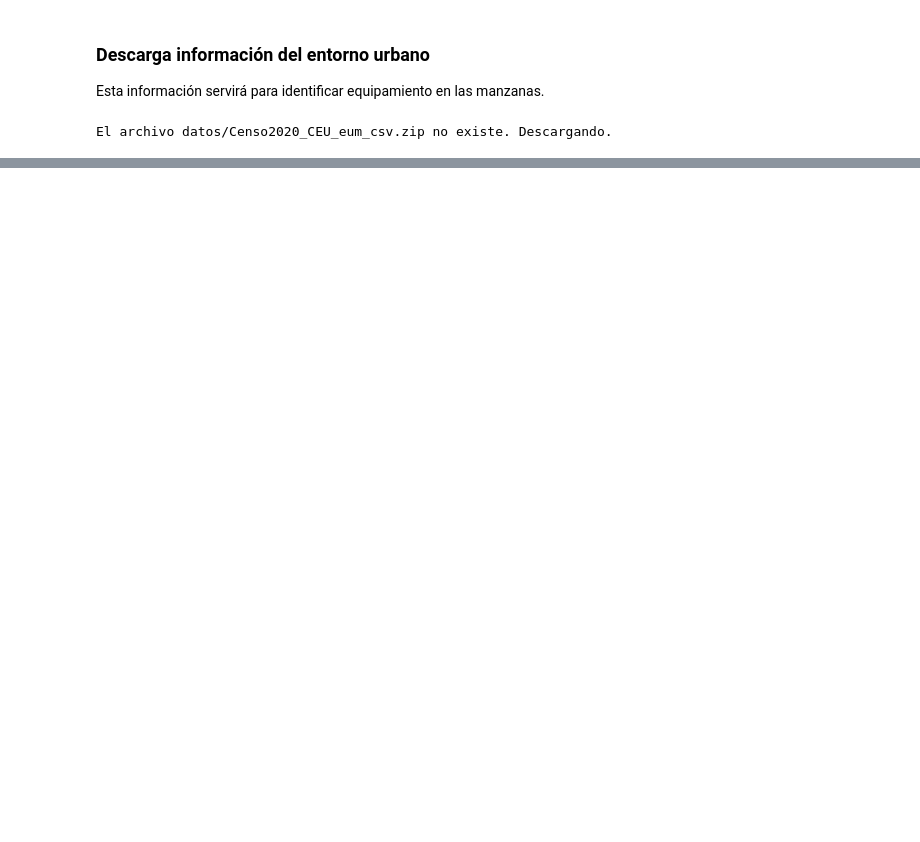
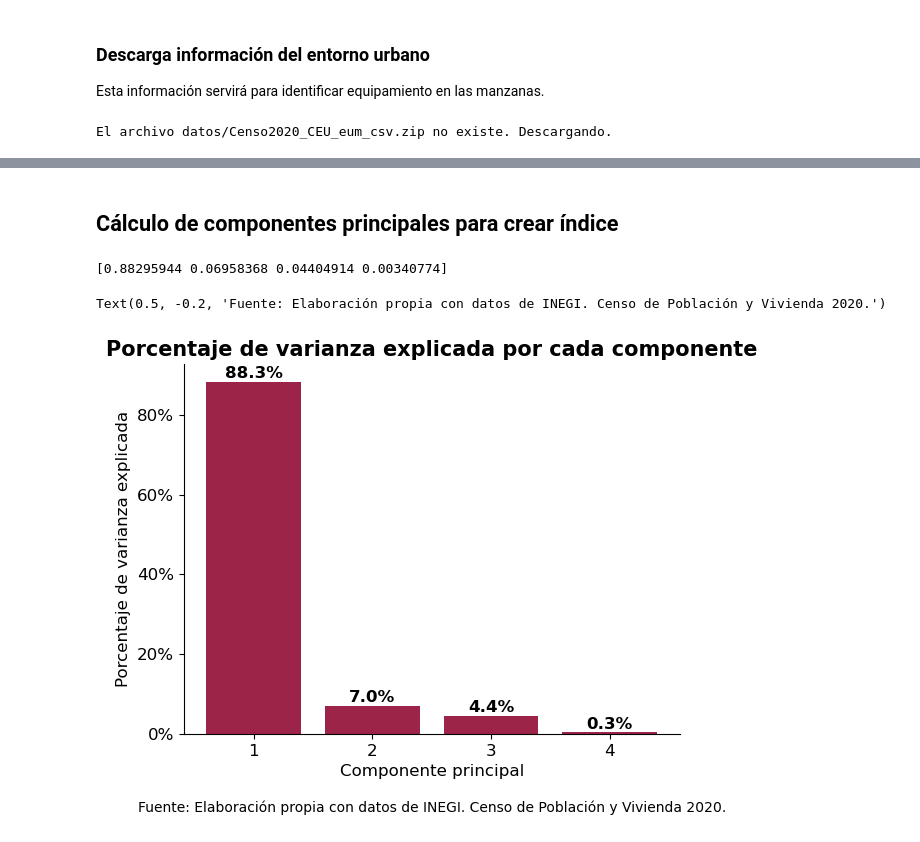
Before and after one commit to claudiodanielpc/datavivi, a Jupyter notebook: indica_infra_vivi.ipynb, the cells around one changed output, grey strips where cells are left out. Drawn from its saved outputs; the diff is of its cells as text; code cells hidden in the pictures; blank space fills up the shorter version.

Commit message:
Se calcula índice

```diff
--- a/indica_infra_vivi.ipynb
+++ b/indica_infra_vivi.ipynb
@@ -181,2 +192,14 @@ entorno
 # %%
-#hOLA
+#Pegar la información del entorno a la base de datos
+df_limpia=pd.merge(df_limpia,entorno)
+# %%
+#Creación de indicadores
+#Crear indicador de viviendas que no disponen de drenaje
+df_limpia['p_viv_sndren']=df_limpia['vph_nodren']/df_limpia['tvivparhab']*100
+#Crear indicador de viviendas que no disponen de agua entubada
+df_limpia['p_viv_sagua']=df_limpia['vph_aguafv']/df_limpia['tvivparhab']*100
+#Crear indicador de viviendas que no disponen de energía eléctrica
+df_limpia['p_viv_senergia']=df_limpia['vph_s_elec']/df_limpia['tvivparhab']*100
+#Dejar solo los indicadores y las primeras 7 columnas
+df_limpia=df_limpia.iloc[:,0:7].join(df_limpia.iloc[:,-4:])
+df_limpia
@@ -182,0 +220,31 @@ entorno
+# %% [markdown]
+## Cálculo de componentes principales para crear índice
+# %%
+dato_pca = df_limpia[
+    ['p_viv_sndren', 'p_viv_senergia', 'p_viv_sagua', 'vialidad_sinrec']]
+#Crear objeto PCA
+pca = PCA(n_components=4)
+#Entrenar PCA
+data = pca.fit_transform(dato_pca)
+#Porcentaje de varianza explicada por cada componente
+print(pca.explained_variance_ratio_)
+#Gráfica de barras de varianza explicada
+plt.bar(range(1, 5), pca.explained_variance_ratio_, color='#9d2449', align='center')
+plt.title('Porcentaje de varianza explicada por cada componente', fontsize=15, fontweight='bold')
+plt.xlabel('Componente principal')
+plt.ylabel('Porcentaje de varianza explicada')
+plt.xticks(range(1, 5))
+#etiquetas en la parte superior de las barras
+for x, y in zip(range(1, 5), pca.explained_variance_ratio_):
+    plt.text(x, y + 0.01, str(round(y * 100, 1)) + '%', color='black', ha='center', fontweight='bold')
+    #Eje y multiplicado por 100
+plt.gca().yaxis.set_major_formatter(PercentFormatter(1))
+#Eliminar borde derecho y superior
+plt.gca().spines['right'].set_visible(False)
+plt.gca().spines['top'].set_visible(False)
+plt.text(0.5, -0.2, 'Fuente: Elaboración propia con datos de INEGI. Censo de Población y Vivienda 2020.', fontsize=10,
+         ha='center', va='center', transform=plt.gca().transAxes)
+# %% [output]
+[0.88295944 0.06958368 0.04404914 0.00340774]
+Text(0.5, -0.2, 'Fuente: Elaboración propia con datos de INEGI. Censo de Población y Vivienda 2020.')
+[figure, added]
```
Also changed, not shown: parts of 7 cells of this notebook.
